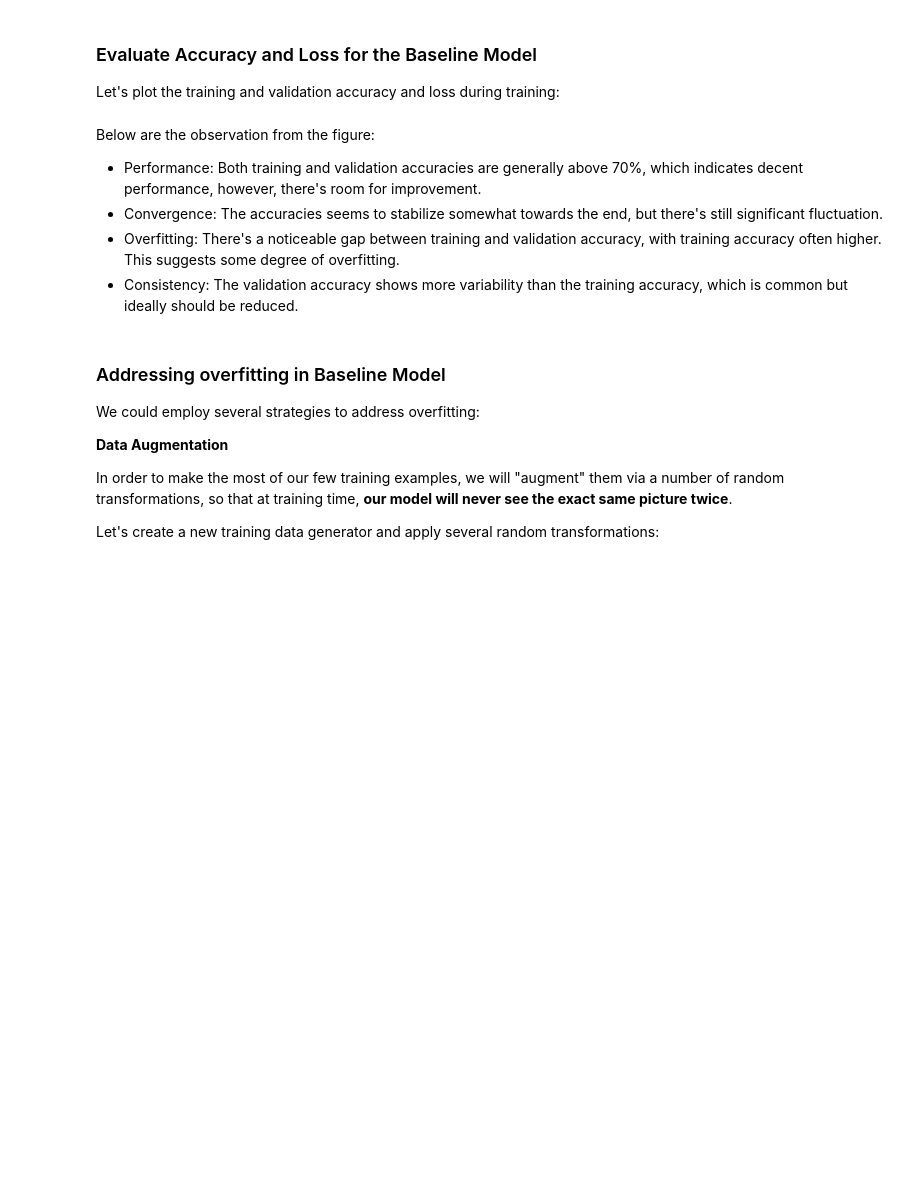
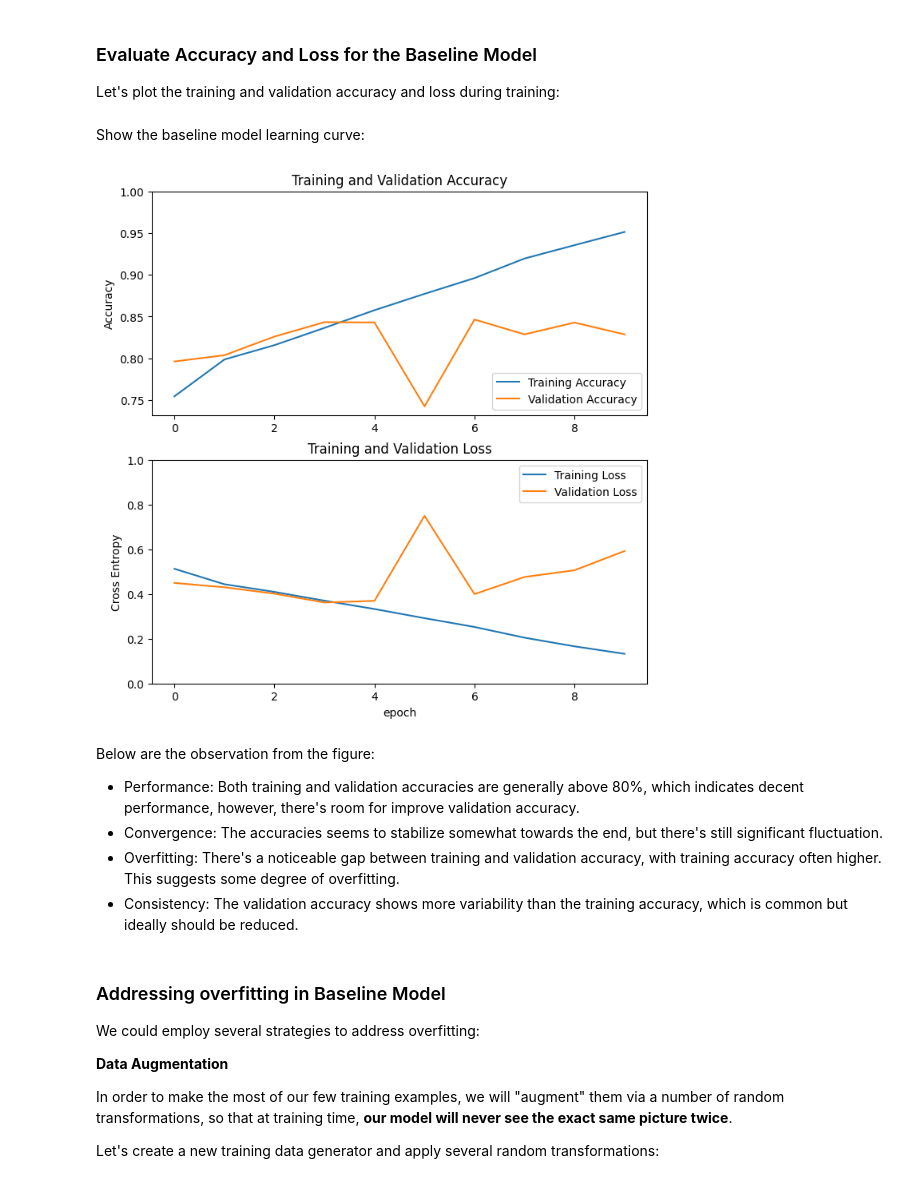
Before and after one commit to zac4j/computer-vision, a Jupyter notebook: histopathologic-cancer-detection.ipynb, the cells around one changed output. Drawn from its saved outputs; the diff is of its cells as text; code cells hidden in the pictures; blank space fills up the shorter version.

```diff
--- a/histopathologic-cancer-detection.ipynb
+++ b/histopathologic-cancer-detection.ipynb
@@ -176,21 +208,24 @@ from tensorflow.keras import Model
 
 # Our input feature map is 96x96x3: 96x96 stands for image height x width pixels,
 # and 3 for the three color channels: R, G, and B
-img_input = layers.Input(shape=img_shape)
+img_input = layers.Input(shape=IMG_SIZE + (3,))
+
+# Standardize RGB channel values to be in the [0, 1]
+x = layers.Rescaling(1./255)(img_input)
 
 # First convolution extracts 16 filters that are 3x3
 # Convolution is followed by max-pooling layer with a 2x2 window
-x = layers.Conv2D(16, 3, activation='relu')(img_input)
+x = layers.Conv2D(16, 3, padding='same', activation='relu')(x)
 x = layers.MaxPooling2D(2)(x)
 
 # Second convolution extracts 32 filters that are 3x3
 # Convolution is followed by max-pooling layer with a 2x2 window
-x = layers.Conv2D(32, 3, activation='relu')(x)
+x = layers.Conv2D(32, 3, padding='same', activation='relu')(x)
 x = layers.MaxPooling2D(2)(x)
 
 # Third convolution extracts 64 filters that are 3x3
 # Convolution is followed by max-pooling layer with a 2x2 window
-x = layers.Convolution2D(64, 3, activation='relu')(x)
+x = layers.Convolution2D(64, 3, padding='same', activation='relu')(x)
 x = layers.MaxPooling2D(2)(x)
 # %% [markdown]
 On top of it are two fully-connected layers. Because we are facing binary classification problem, we will end our network with a sigmoid activation function, so that the output of our network will be a single scalar 0 or 1, indicates the probability the image label is 0 or 1.
@@ -198,11 +233,11 @@ On top of it are two fully-connected layers. Because we are facing binary classi
 # Flatten feature map to a 1-dim tensor
 x = layers.Flatten()(x)
 
-# Create a fully connected layer with ReLU activation and 512 hidden units
-before_output = layers.Dense(512, activation='relu')(x)
+# Create a fully connected layer with ReLU activation and 128 hidden units
+x = layers.Dense(128, activation='relu')(x)
 
 # Create output layer with a single node and sigmoid activation
-output = layers.Dense(1, activation='sigmoid')(before_output)
+output = layers.Dense(1, activation='sigmoid')(x)
 
 # Create model:
 # input = input feature map
@@ -228,14 +286,12 @@ compile_model()
 
 Let's train our model for 20 epochs, using 50 batches of training data and 12 batches of validation data per epoch. The `history` object used to capture information during the training.
 # %%
-epochs=20
+EPOCHS=10
 def fit_model():
     return model.fit(
         train_generator,
-        steps_per_epoch=80, # total training samples / batch size
-        epochs=epochs,
-        validation_data=validation_generator,
-        validation_steps=24, # total validation samples / batch size
+        epochs=EPOCHS,
+        validation_data=val_generator,
         verbose=2
     )
 
@@ -306,7 +389,7 @@ Let's plot the training and validation accuracy and loss during training:
 # Retrieve a list of accuracy results on training and validation data
 # sets for each training epoch
 
-def preview_accuracy():
+def preview_learning_curve():
     acc = history.history['accuracy']
     val_acc = history.history['val_accuracy']
 
@@ -330,12 +413,16 @@ def preview_accuracy():
     plt.ylim([0,1.0])
     plt.title('Training and Validation Loss')
     plt.xlabel('epoch')
-
-preview_accuracy()
+# %% [markdown]
+Show the baseline model learning curve:
+# %%
+preview_learning_curve()
+# %% [output]
+[figure, added]
 # %% [markdown]
 Below are the observation from the figure:
 
-- Performance: Both training and validation accuracies are generally above 70%, which indicates decent performance, however, there's room for improvement.
+- Performance: Both training and validation accuracies are generally above 80%, which indicates decent performance, however, there's room for improve validation accuracy.
 - Convergence: The accuracies seems to stabilize somewhat towards the end, but there's still significant fluctuation.
 - Overfitting: There's a noticeable gap between training and validation accuracy, with training accuracy often higher. This suggests some degree of overfitting.
 - Consistency: The validation accuracy shows more variability than the training accuracy, which is common but ideally should be reduced.
```
Also changed, not shown: parts of 37 cells of this notebook.
